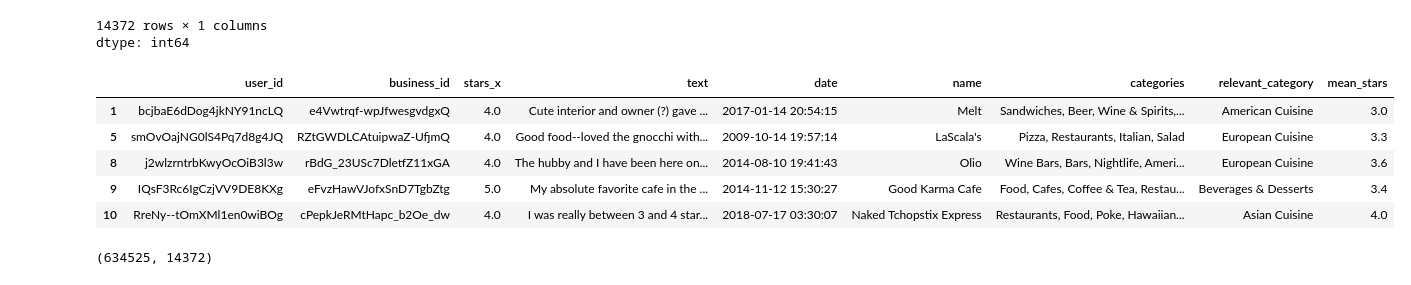
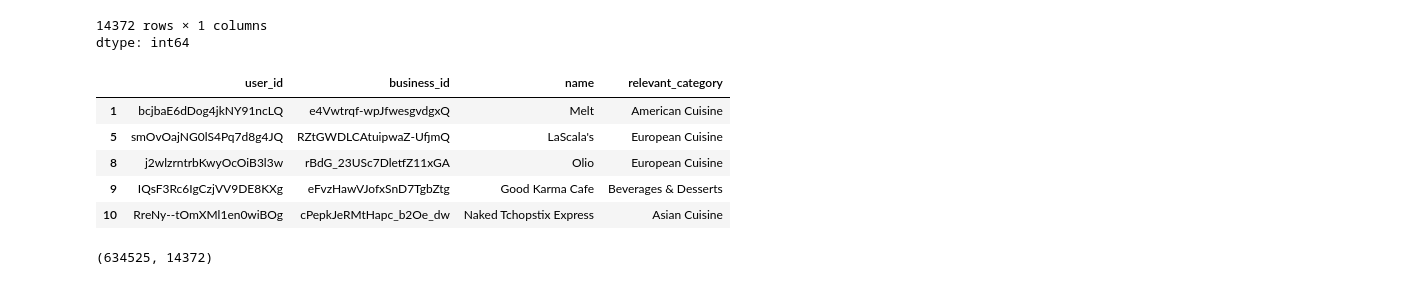
Before and after one commit to ferperezh/IIC3633_ProyectoMetricaDiversidad, a Jupyter notebook: restaurante/restaurante_metrica_diversidad.ipynb, the cells around one changed output. Cells and saved outputs as stored; diff of their text form; code cells hidden in the pictures.

Commit message:
actualizar restaurantes en la division de datos

```diff
--- a/restaurante/restaurante_metrica_diversidad.ipynb
+++ b/restaurante/restaurante_metrica_diversidad.ipynb
@@ -95,14 +95,15 @@ dtype: int64
 # %%
 # filtramos por solo estos users_ids_top
 data_rest_sample = data_restaurante_user_filtrado[data_restaurante_user_filtrado['user_id'].isin(user_ids_top.index)]
+data_rest_sample = data_rest_sample[['user_id', 'business_id', 'name', 'relevant_category']]
 data_rest_sample.head()
 # %% [output]
-|  | user_id | business_id | stars_x | text | date | name | categories | relevant_category | mean_stars |
-| 1 | bcjbaE6dDog4jkNY91ncLQ | e4Vwtrqf-wpJfwesgvdgxQ | 4.0 | Cute interior and owner (?) gave ... | 2017-01-14 20:54:15 | Melt | Sandwiches, Beer, Wine & Spirits,... | American Cuisine | 3.0 |
-| 5 | smOvOajNG0lS4Pq7d8g4JQ | RZtGWDLCAtuipwaZ-UfjmQ | 4.0 | Good food--loved the gnocchi with... | 2009-10-14 19:57:14 | LaScala's | Pizza, Restaurants, Italian, Salad | European Cuisine | 3.3 |
-| 8 | j2wlzrntrbKwyOcOiB3l3w | rBdG_23USc7DletfZ11xGA | 4.0 | The hubby and I have been here on... | 2014-08-10 19:41:43 | Olio | Wine Bars, Bars, Nightlife, Ameri... | European Cuisine | 3.6 |
-| 9 | IQsF3Rc6IgCzjVV9DE8KXg | eFvzHawVJofxSnD7TgbZtg | 5.0 | My absolute favorite cafe in the ... | 2014-11-12 15:30:27 | Good Karma Cafe | Food, Cafes, Coffee & Tea, Restau... | Beverages & Desserts | 3.4 |
-| 10 | RreNy--tOmXMl1en0wiBOg | cPepkJeRMtHapc_b2Oe_dw | 4.0 | I was really between 3 and 4 star... | 2018-07-17 03:30:07 | Naked Tchopstix Express | Restaurants, Food, Poke, Hawaiian... | Asian Cuisine | 4.0 |
+|  | user_id | business_id | name | relevant_category |
+| 1 | bcjbaE6dDog4jkNY91ncLQ | e4Vwtrqf-wpJfwesgvdgxQ | Melt | American Cuisine |
+| 5 | smOvOajNG0lS4Pq7d8g4JQ | RZtGWDLCAtuipwaZ-UfjmQ | LaScala's | European Cuisine |
+| 8 | j2wlzrntrbKwyOcOiB3l3w | rBdG_23USc7DletfZ11xGA | Olio | European Cuisine |
+| 9 | IQsF3Rc6IgCzjVV9DE8KXg | eFvzHawVJofxSnD7TgbZtg | Good Karma Cafe | Beverages & Desserts |
+| 10 | RreNy--tOmXMl1en0wiBOg | cPepkJeRMtHapc_b2Oe_dw | Naked Tchopstix Express | Asian Cuisine |
 # %%
 data_rest_sample.shape[0], data_rest_sample['user_id'].nunique()
 # %% [output]
```
Also changed, not shown: parts of 2 cells of this notebook.
